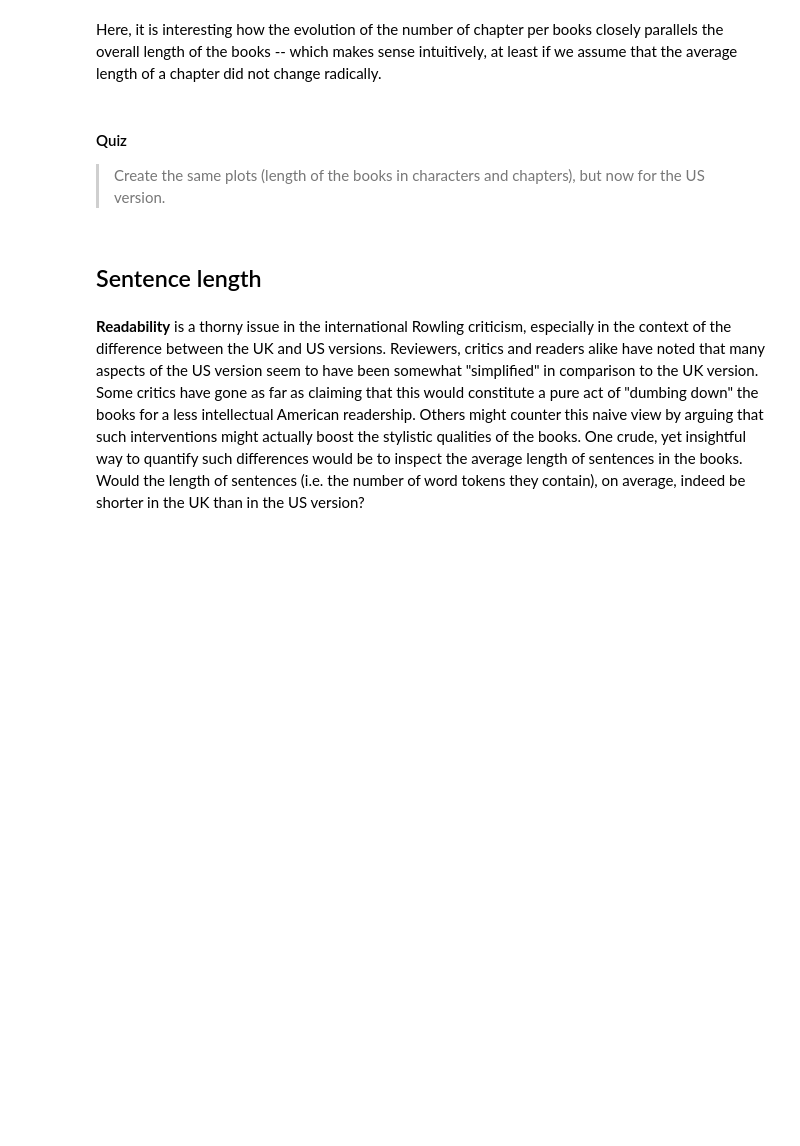
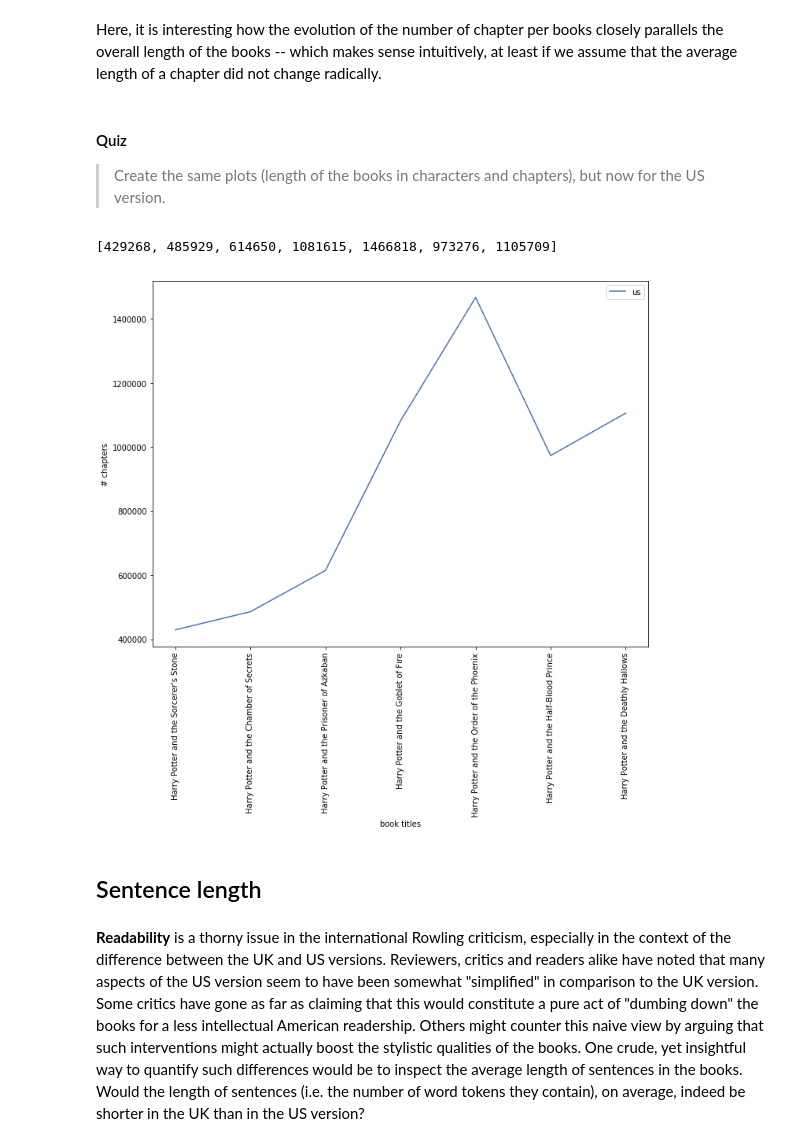
Before and after one commit to mikekestemont/potter, a Jupyter notebook: harry/collation/Collation.ipynb, the cells around one changed output. Cells and saved outputs as stored; diff of their text form; code cells hidden in the pictures; blank space fills up the shorter version.

```diff
--- a/harry/collation/Collation.ipynb
+++ b/harry/collation/Collation.ipynb
@@ -225,6 +232,31 @@ Here, it is interesting how the evolution of the number of chapter per books clo
 # %% [markdown]
 #### Quiz
 > Create the same plots (length of the books in characters and chapters), but now for the US version.
+# %%
+# code here
+us_len = []
+
+for us_book in US:
+
+    us_cnt = 0
+    for us_chap in US[us_book]:
+        us_text = ' '.join(US[us_book][us_chap])
+        us_cnt += len(us_text)
+
+    us_len.append(us_cnt)
+
+print(us_len)
+
+plt.figure(figsize=(10, 10))
+plt.plot(us_len, label='us')
+plt.ylabel('# chapters')
+plt.xlabel('book titles')
+plt.xticks(range(len(chap_len)), US.keys(), rotation='vertical')
+plt.legend()
+plt.tight_layout()
+# %% [output]
+[429268, 485929, 614650, 1081615, 1466818, 973276, 1105709]
+[figure, added]
 # %% [markdown]
 ## Sentence length
 # %% [markdown]
```
Also changed, not shown: parts of 45 cells of this notebook, 1 other file.
